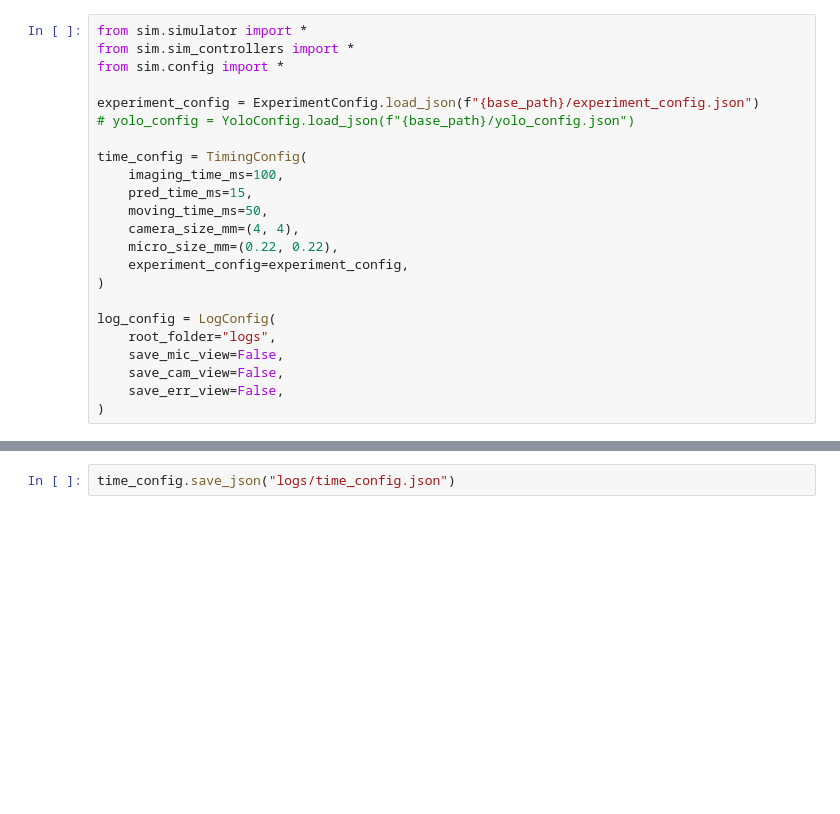
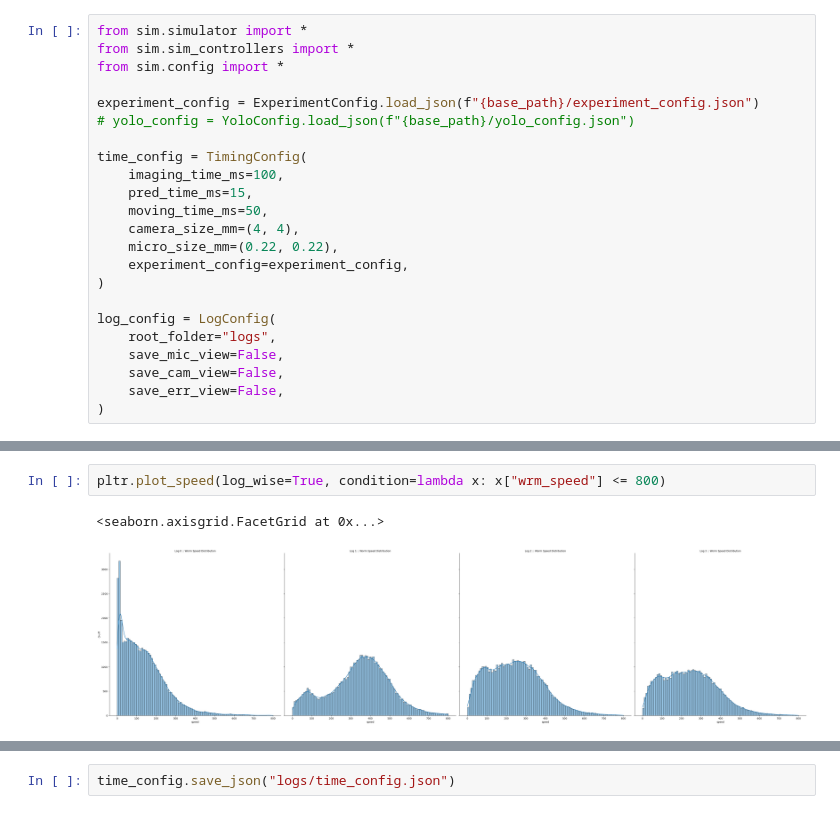
Before and after one commit to giladfrid009/WTracker, a Jupyter notebook: main.ipynb, the cells around one changed output, grey strips where cells are left out. Drawn from its saved outputs; the diff is of its cells as text; blank space fills up the shorter version.

```diff
--- a/main.ipynb
+++ b/main.ipynb
@@ -45,0 +74,5 @@ pltr.initialize(n=10, imaging_only=True, unit="sec")
+# %%
+pltr.plot_speed(log_wise=True, condition=lambda x: x["wrm_speed"] <= 800)
+# %% [output]
+<seaborn.axisgrid.FacetGrid at 0x...>
+[figure, added]
```
Also changed, not shown: parts of 10 cells of this notebook, 8 other files.
